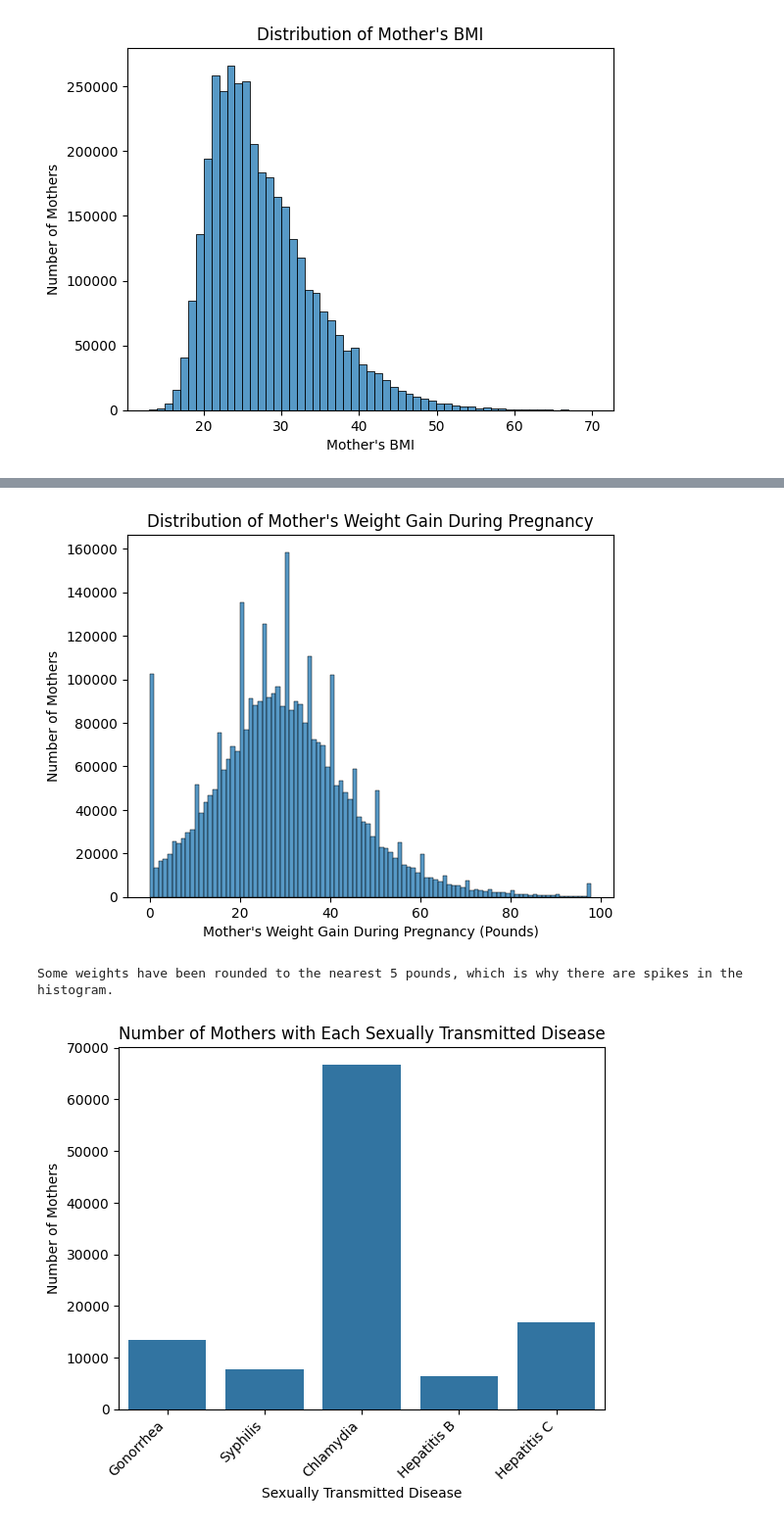
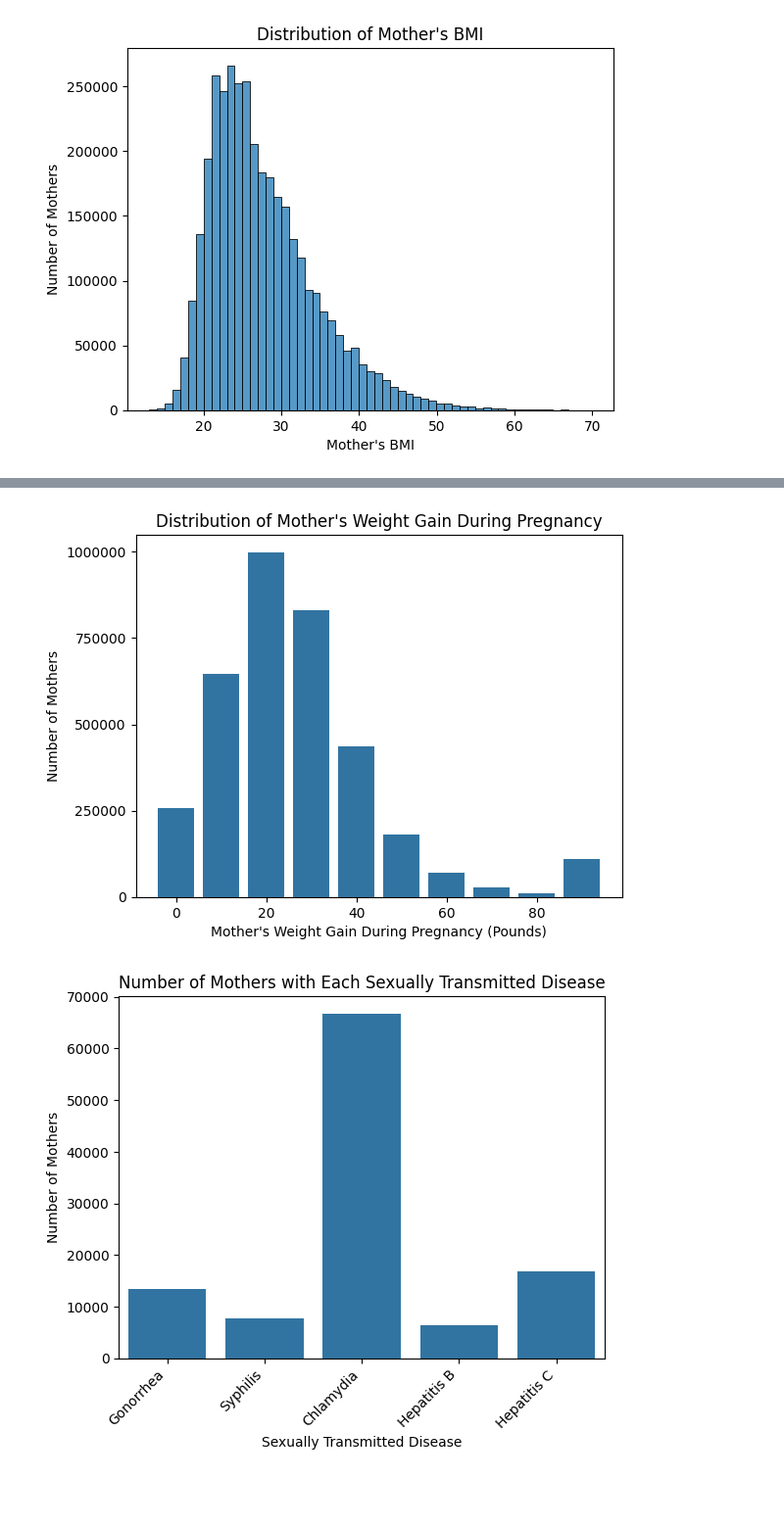
Before and after one commit to shroommu/natality-stats, a Jupyter notebook: dev/notebooks/exploratory/02_visualizations.ipynb, the cells around one changed output, grey strips where cells are left out. Shown at 98% size. Cells and saved outputs as stored; diff of their text form; code cells hidden in the pictures; blank space fills up the shorter version.

```diff
--- a/dev/notebooks/exploratory/02_visualizations.ipynb
+++ b/dev/notebooks/exploratory/02_visualizations.ipynb
@@ -509,28 +505,30 @@ print(
 Some weights have been rounded to the nearest 10 pounds, which is why there are spikes in the histogram.
 # %%
-weight_gain_value_counts = df["weight_gain"].value_counts(sort=False).sort_index()
-weight_gain_value_counts = weight_gain_value_counts.drop(99)
+weight_gain_value_counts = pd.cut(
+    df["weight_gain"],
+    bins=range(0, 101, 10),
+    labels=np.arange(0, 100, 10),
+).value_counts(sort=False)
 
 weight_gain_value_counts.to_json("../../data/processed/json/weight_gain.json")
 
-weight_gain_histogram_ax = sns.histplot(
-    x=weight_gain_value_counts.index,
-    weights=weight_gain_value_counts.values,
-    binwidth=1,
+weight_gain_histogram_ax = sns.barplot(
+    x=weight_gain_value_counts.index.astype(int),
+    y=weight_gain_value_counts.values,
+    native_scale=True,
 )
 weight_gain_histogram_ax.set_title(
     "Distribution of Mother's Weight Gain During Pregnancy"
 )
 weight_gain_histogram_ax.set_xlabel("Mother's Weight Gain During Pregnancy (Pounds)")
 weight_gain_histogram_ax.set_ylabel("Number of Mothers")
+weight_gain_histogram_ax.set_yticks(
+    np.arange(0, 1000001, 250000), labels=np.arange(0, 1000001, 250000)
+)
 
 plt.show()
-print(
-    "Some weights have been rounded to the nearest 5 pounds, which is why there are spikes in the histogram."
-)
 # %% [output]
-[figure, old version]
+[figure, new version]
-Some weights have been rounded to the nearest 5 pounds, which is why there are spikes in the histogram.
 # %%
 presence_of_sexually_transmitted_disease_sums = df[
     ["gonorrhea", "syphilis", "chlamydia", "hepatitis_b", "hepatitis_c"]
```
Also changed, not shown: parts of 6 cells of this notebook.
